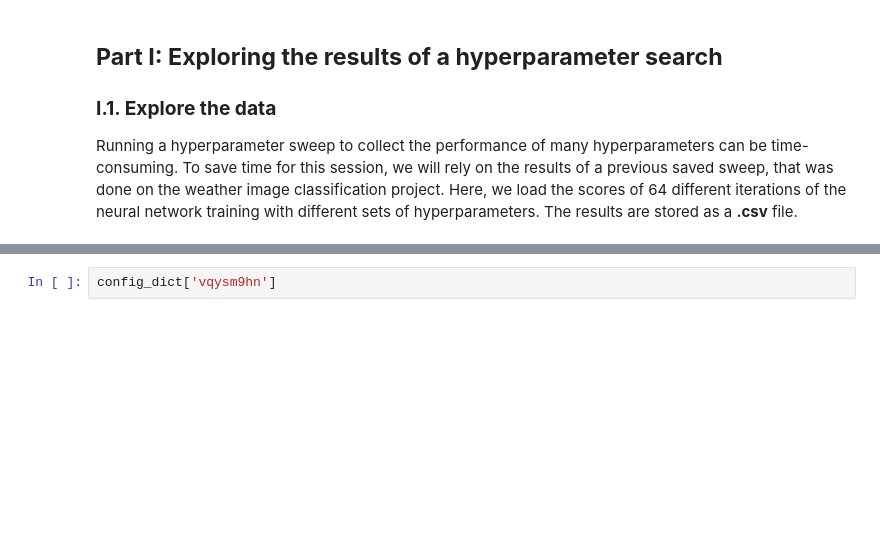
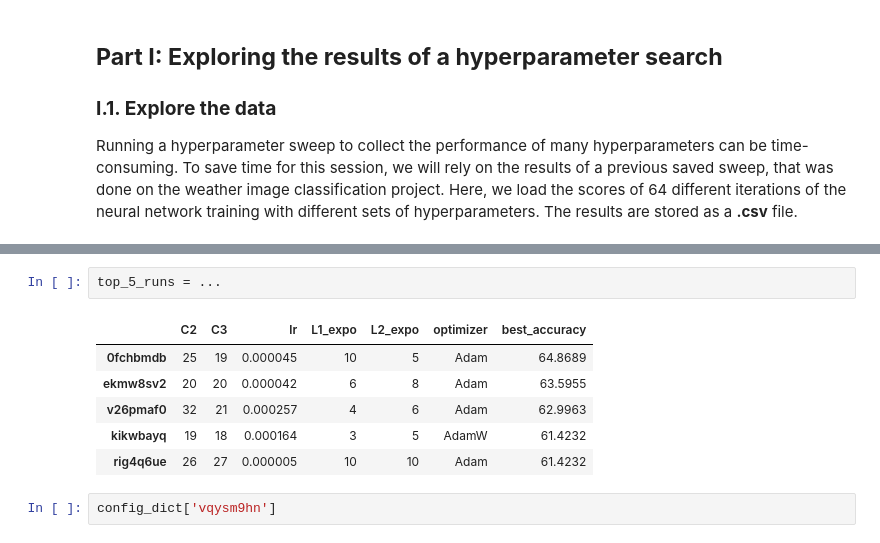
Before and after one commit to rguilcas/BCCR-ML-course, a Jupyter notebook: lecture_exercises/exercises/D4-01_HPO-example.ipynb, the cells around one changed output, grey strips where cells are left out. Drawn from its saved outputs; the diff is of its cells as text; blank space fills up the shorter version.

Commit message:
add question 1 about best runs

```diff
--- a/lecture_exercises/exercises/D4-01_HPO-example.ipynb
+++ b/lecture_exercises/exercises/D4-01_HPO-example.ipynb
@@ -52,3 +85,12 @@ config_dict = df_hyperparams.to_dict(orient='index')
+# %%
+top_5_runs = ...
+# %% [output]
+|  | C2 | C3 | lr | L1_expo | L2_expo | optimizer | best_accuracy |
+| 0fchbmdb | 25 | 19 | 0.000045 | 10 | 5 | Adam | 64.8689 |
+| ekmw8sv2 | 20 | 20 | 0.000042 | 6 | 8 | Adam | 63.5955 |
+| v26pmaf0 | 32 | 21 | 0.000257 | 4 | 6 | Adam | 62.9963 |
+| kikwbayq | 19 | 18 | 0.000164 | 3 | 5 | AdamW | 61.4232 |
+| rig4q6ue | 26 | 27 | 0.000005 | 10 | 10 | Adam | 61.4232 |
 # %%
 config_dict['vqysm9hn']
 # %%
```
Also changed, not shown: parts of 7 cells of this notebook, 1 other file.
